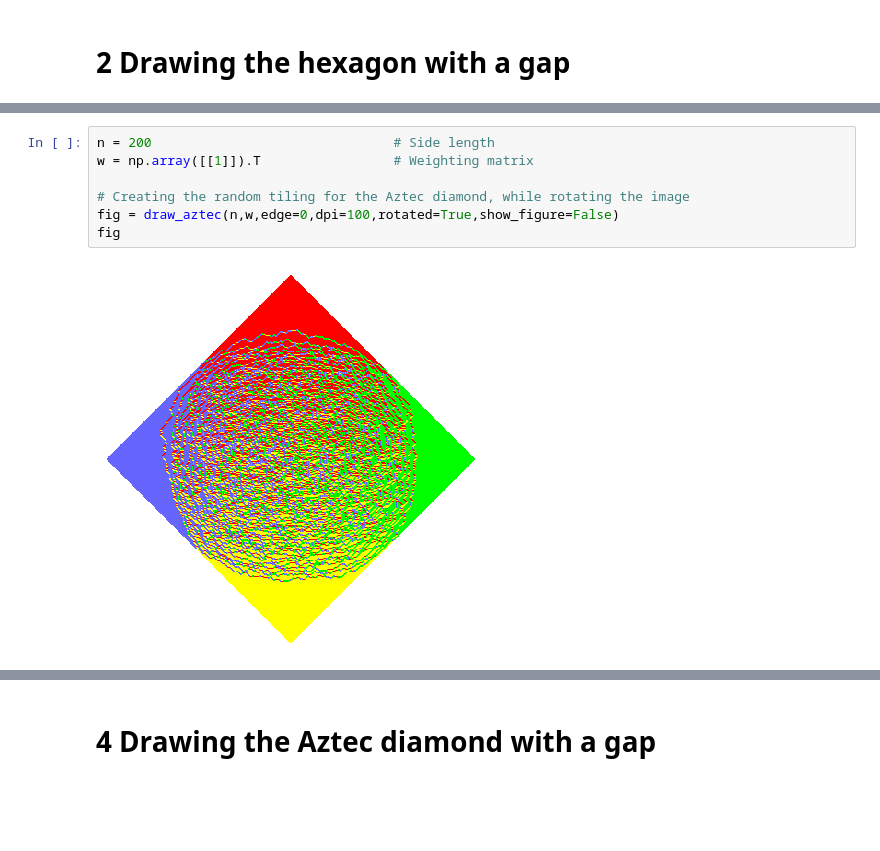
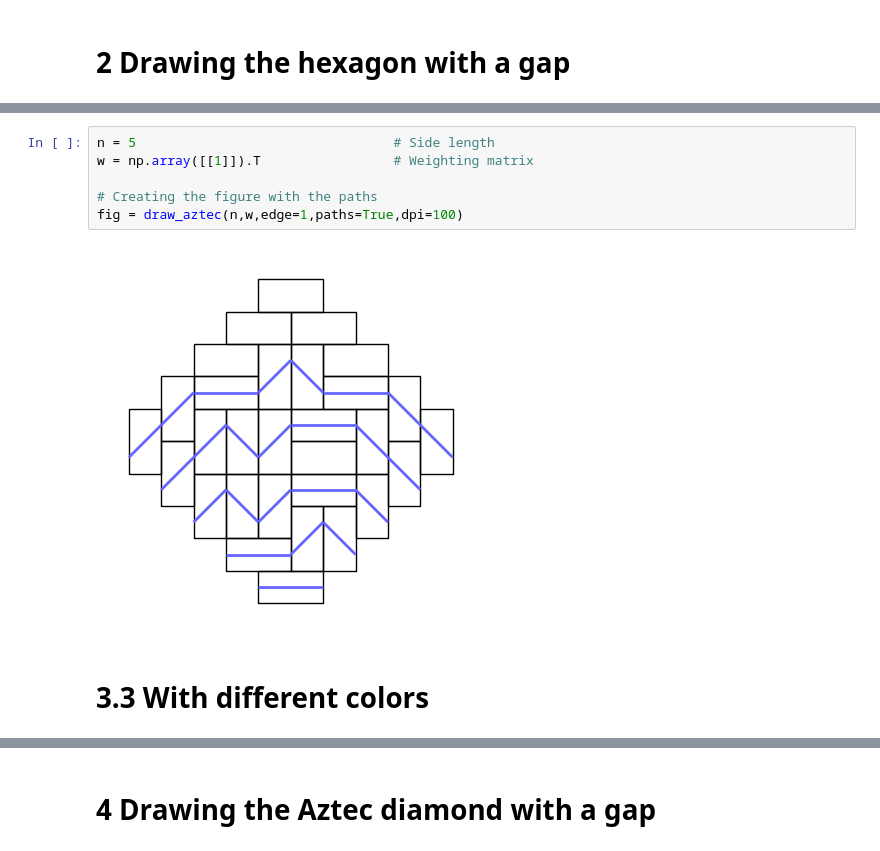
Before and after one commit to MaxvanHorssen/random-tilings, a Jupyter notebook: Examples - How to use.ipynb, the cells around one changed output, grey strips where cells are left out. Saved outputs shown, nothing was run; the diff lists cells and outputs as text; blank space fills up the shorter version.

```diff
--- a/Examples - How to use.ipynb
+++ b/Examples - How to use.ipynb
@@ -85,9 +102,10 @@ fig
 # %%
-n = 200                               # Side length
+n = 5                                 # Side length
 w = np.array([[1]]).T                 # Weighting matrix
 
-# Creating the random tiling for the Aztec diamond, while rotating the image
-fig = draw_aztec(n,w,edge=0,dpi=100,rotated=True,show_figure=False)
-fig
+# Creating the figure with the paths
+fig = draw_aztec(n,w,edge=1,paths=True,dpi=100)
 # %% [output]
-[figure, old version]
+[figure, new version]
+# %% [markdown]
+# 3.3 With different colors
```
Also changed, not shown: parts of 19 cells of this notebook.
